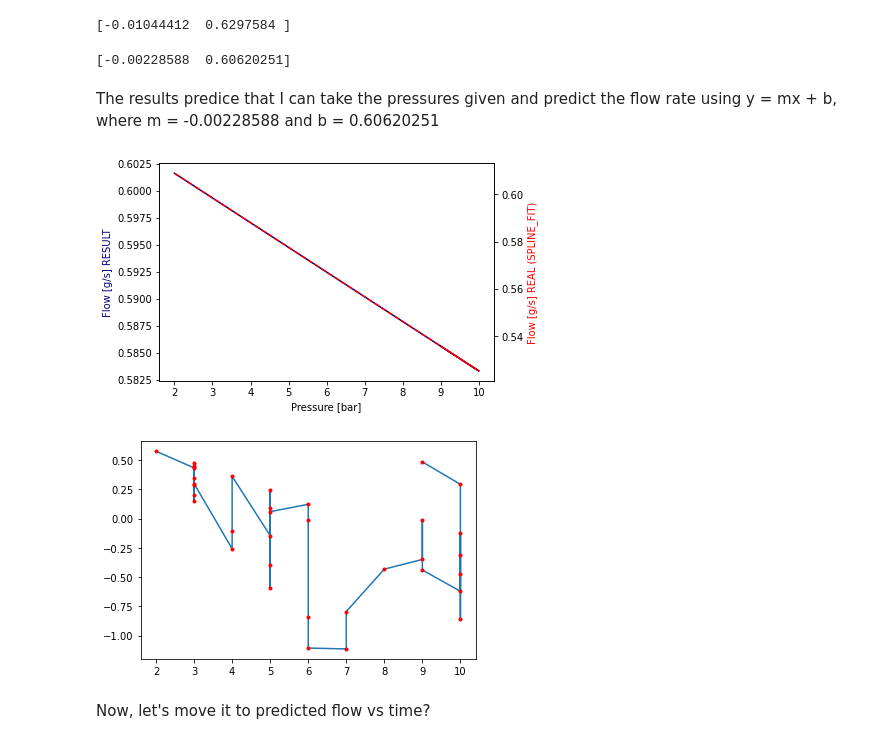
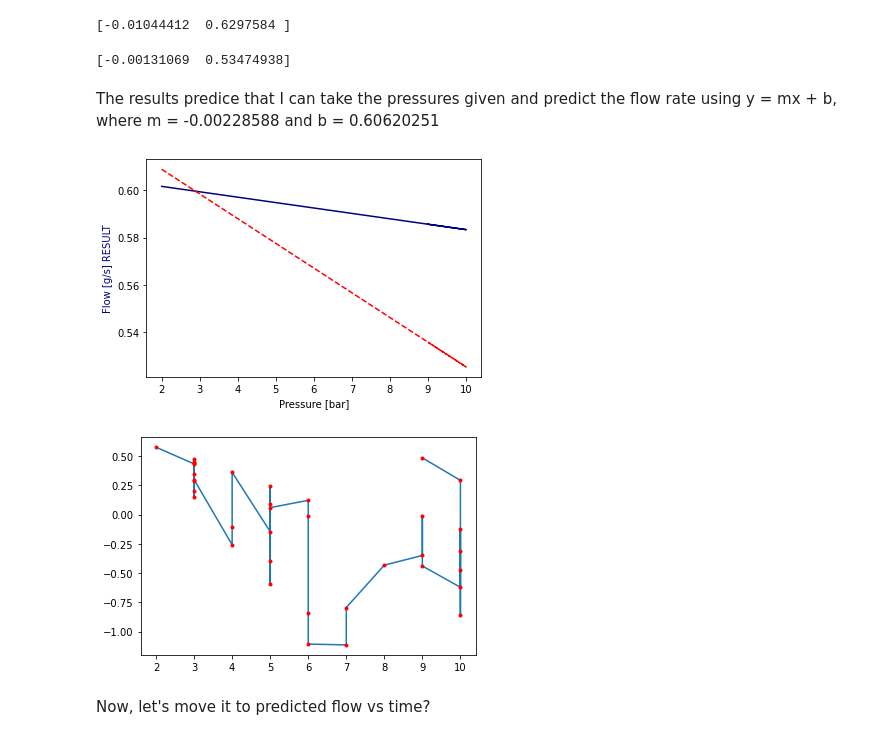
Before and after one commit to alb1717f/ODE-to-Coffee, a Jupyter notebook: ODE_to_Coffee.ipynb, the cells around one changed output. Drawn from its saved outputs; the diff is of its cells as text; code cells hidden in the pictures.

```diff
--- a/ODE_to_Coffee.ipynb
+++ b/ODE_to_Coffee.ipynb
@@ -557,7 +555,7 @@ Weight = np.zeros(num_points)
 time = np.zeros(num_points)
 n=0
 
-with open('/content/drive/MyDrive/DATA2.csv', newline='') as csvfile:
+with open('/content/drive/MyDrive/Data2_.csv', newline='') as csvfile:
   spamreader = csv.reader(csvfile, delimiter=',', quotechar='|')
   next(spamreader)#skip header
 
@@ -805,42 +805,42 @@ print(TEST)
 # %%
 print(Result)
 # %% [output]
-[-0.00228588  0.60620251]
+[-0.00131069  0.53474938]
 # %% [markdown]
 The results predice that I can take the pressures given and predict the flow rate using y = mx + b, where m = -0.00228588 and b = 0.60620251
 # %%
 #Let's see if it works
 #Plot our line against the spline
 
 m = -0.00228588
 b = 0.60620251
 
 F_TEST = [0]*(N-2)
 error = [0]*(N-2)
 error2 = error
 for i in range(N-2):
   F_TEST[i] = m*Ps[i] + b
   #error
   error[i] = F_TEST[i] - Fspline(F)[i]
   error2[i] = F_TEST[i] - F[i]
 
 fig, ax1 = plt.subplots()
 
-ax2 = ax1.twinx()
-ax1.plot(Ps,F_TEST, color='navy' )
-ax2.plot(Ps,y,"--r")
+#ax2 = ax1.twinx()
+plt.plot(Ps,F_TEST, color='navy' )
+plt.plot(Ps,y,"--r")
 
-ax1.set_xlabel('Pressure [bar]')
-ax1.set_ylabel('Flow [g/s] RESULT', color='navy')
-ax2.set_ylabel('Flow [g/s] REAL (SPLINE_FIT)', color='r')
+plt.xlabel('Pressure [bar]')
+plt.ylabel('Flow [g/s] RESULT', color='navy')
+#plt.ylabel('Flow [g/s] REAL (SPLINE_FIT)', color='r')
 
 plt.show()
 
 plt.plot(Ps,error)
 plt.plot(Ps,error2,'.r')
 plt.show()
 # %% [output]
-[figure, old version]
+[figure, new version]
 [figure]
 # %% [markdown]
 Now, let's move it to predicted flow vs time?
```
Also changed, not shown: parts of 14 cells of this notebook.
